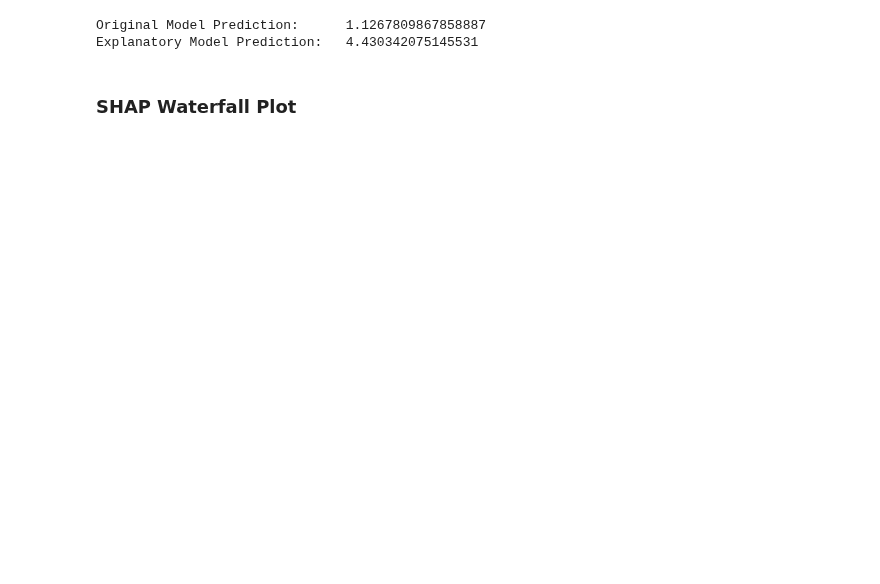
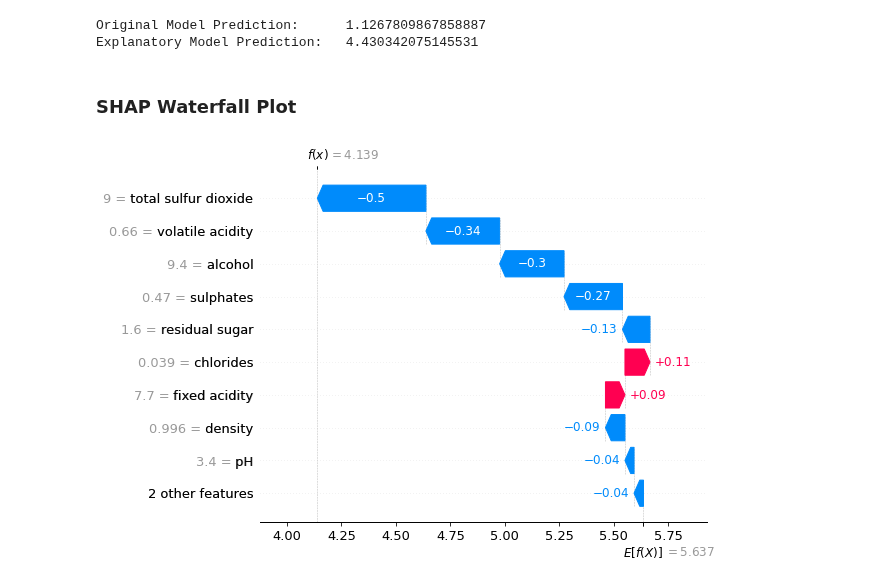
Before and after one commit to rrwabina/RADI608, a Jupyter notebook: Group Readings/Assignment 1/scripts/SHAP Plots.ipynb, the cells around one changed output. Drawn from its saved outputs; the diff is of its cells as text; code cells hidden in the pictures; blank space fills up the shorter version.

```diff
--- a/Group Readings/Assignment 1/scripts/SHAP Plots.ipynb
+++ b/Group Readings/Assignment 1/scripts/SHAP Plots.ipynb
@@ -129,3 +147,22 @@ Original Model Prediction:      1.1267809867858887
 Explanatory Model Prediction:   4.430342075145531
 # %% [markdown]
 ### SHAP Waterfall Plot
+# %%
+df = pd.read_csv('../data/winequality-red.csv', sep = ';')
+df['quality'] = df['quality'].astype(int)
+
+features = ['fixed acidity', 'volatile acidity', 'citric acid', 'residual sugar', 'chlorides',
+            'free sulfur dioxide', 'total sulfur dioxide', 'density', 'pH', 'sulphates', 'alcohol']
+Y =  df['quality']
+X =  df[features]
+X_train, X_test, Y_train, Y_test = train_test_split(X, Y, test_size = 0.2, random_state = 1234)
+
+xgb_model = XGBRegressor(random_state = 42)
+xgb_model.fit(X_train, Y_train)
+
+explainer = shap.Explainer(xgb_model)
+shap_values = explainer(X_test)
+# %%
+shap.plots.waterfall(shap_values[0])
+# %% [output]
+[figure, added]
```
Also changed, not shown: parts of 9 cells of this notebook, 2 other files.
